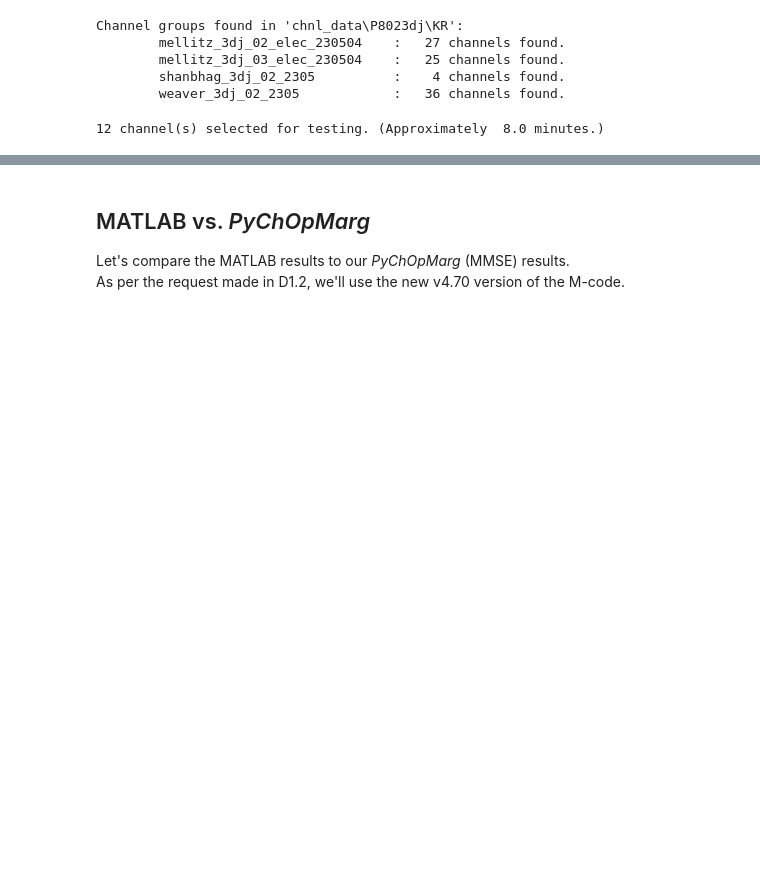
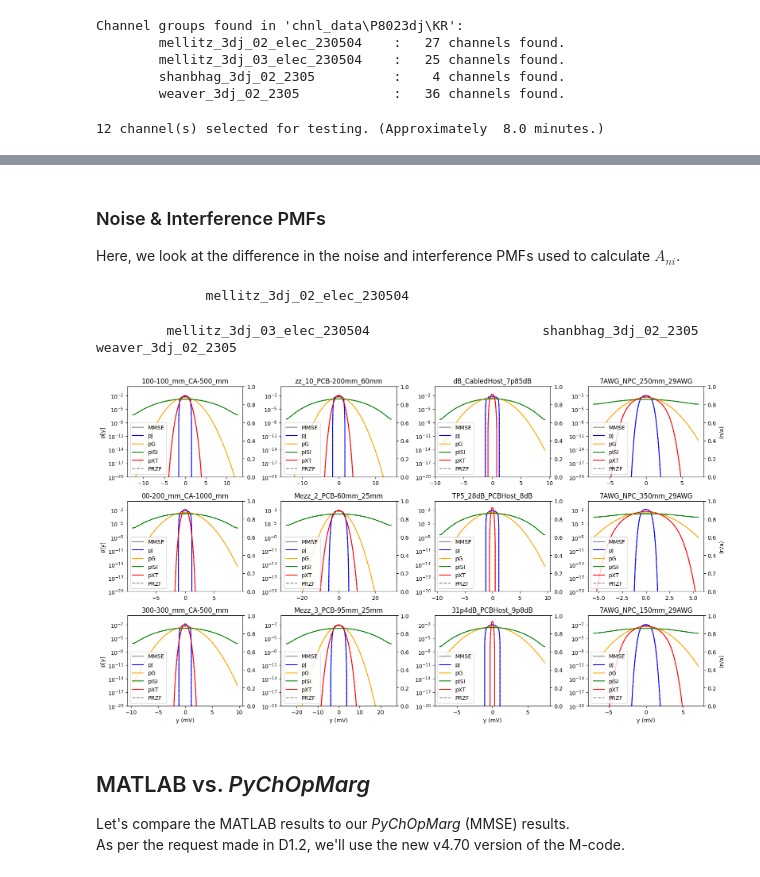
Before and after one commit to capn-freako/PyChOpMarg, a Jupyter notebook: PyChOpMarg_8023dj.ipynb, the cells around one changed output, grey strips where cells are left out. Saved outputs shown, nothing was run; the diff lists cells and outputs as text; code cells hidden in the pictures; blank space fills up the shorter version.

```diff
--- a/PyChOpMarg_8023dj.ipynb
+++ b/PyChOpMarg_8023dj.ipynb
@@ -1005,3 +1013,36 @@ for grp in theCOMs.keys():
+# %% [markdown]
+### Noise & Interference PMFs
+
+Here, we look at the difference in the noise and interference PMFs used to calculate $A_{ni}$.
+# %%
+def plot_pmfs(com: COM, grp: str, lbl: str, nm: str, opts: dict[str, str], ax1: Any, ax2: Any) -> None:
+    "Plot various components of the noise & interference PMF."
+    ax1.plot([0, 1], [0, 0], label=nm, color="gray", linestyle=opts["linestyle"])  # Just for legend.
+    if nm == "PRZF":
+        ax1.legend(loc="lower left")
+    y = com.com_rslts["y"]
+    ax1.semilogy(y * 1e3, com.com_rslts['pJ'],   label="pJ",   color="blue",   linestyle=opts["linestyle"])
+    ax1.semilogy(y * 1e3, com.com_rslts['pG'],   label="pG",   color="orange", linestyle=opts["linestyle"])
+    ax1.semilogy(y * 1e3, com.com_rslts['pISI'], label="pISI", color="green",  linestyle=opts["linestyle"])
+    ax1.semilogy(y * 1e3, com.com_rslts['pXT'],  label="pXT",  color="red",    linestyle=opts["linestyle"])
+    ax1.axis(ymin=1e-20, ymax=1)
+    ax1.grid()
+    plt.title(f"{lbl[-25: -5]}")
+
+plot_group_samps(
+    plot_pmfs,
+    "y (mV)",
+    ("p[y]", "(n/a)"),
+    [("MMSE", {"linestyle": "solid"},  theCOMs),
+     ("PRZF", {"linestyle": "dashed"}, _theCOMs),
+    ],
+    dx=4,
+    dy=3
+)
+# %% [output]
+              mellitz_3dj_02_elec_230504
+         mellitz_3dj_03_elec_230504                      shanbhag_3dj_02_2305                          weaver_3dj_02_2305
+[figure, added]
 # %% [markdown]
 ## MATLAB vs. _PyChOpMarg_
 
```
Also changed, not shown: parts of 84 cells of this notebook, 14 other files.
